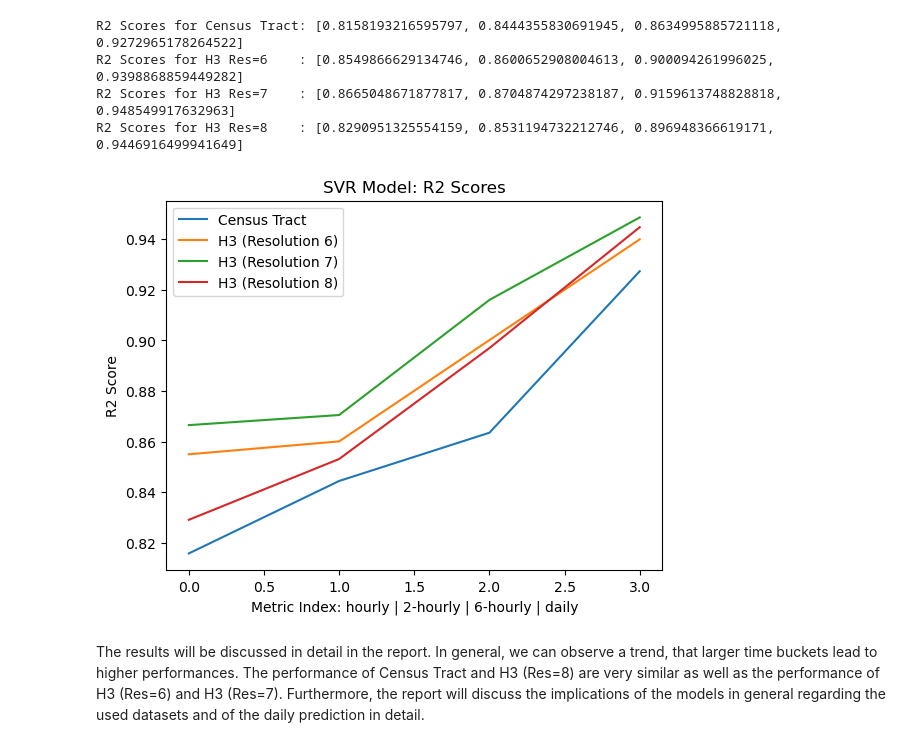
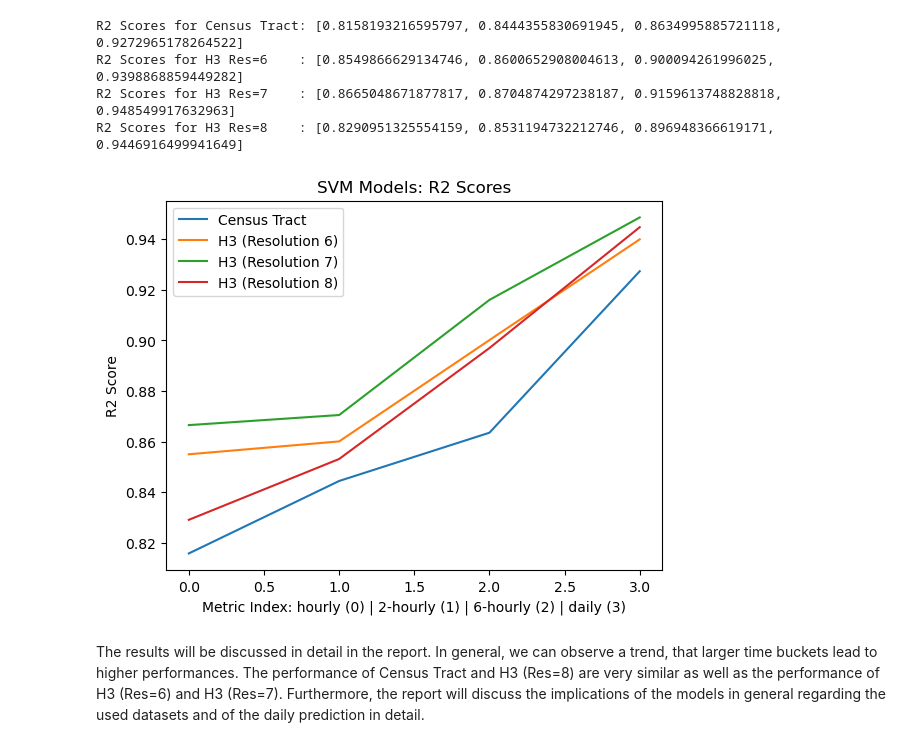
Before and after one commit to mschwa1010/3A_2023, a Jupyter notebook: 04_Predictive_Analytics.ipynb, the cells around one changed output. Cells and saved outputs as stored; diff of their text form; code cells hidden in the pictures.

```diff
--- a/04_Predictive_Analytics.ipynb
+++ b/04_Predictive_Analytics.ipynb
@@ -1743,26 +1743,26 @@ R2 Scores for H3 Res=8    : [0.8290951325554159, 0.8531194732212746, 0.896948366
 # %%
 import matplotlib.pyplot as plt
 
 # Create a figure and axis
 fig, ax = plt.subplots()
 
 # Plot the R2 scores for different models
 ax.plot(svm_metrics_ct, label='Census Tract')
 ax.plot(svm_metrics_h3_6, label='H3 (Resolution 6)')
 ax.plot(svm_metrics_h3_7, label='H3 (Resolution 7)')
 ax.plot(svm_metrics_h3_8, label='H3 (Resolution 8)')
 
 # Set labels and title
-ax.set_xlabel('Metric Index: hourly | 2-hourly | 6-hourly | daily')
+ax.set_xlabel('Metric Index: hourly (0) | 2-hourly (1) | 6-hourly (2) | daily (3)')
 ax.set_ylabel('R2 Score')
-ax.set_title('SVR Model: R2 Scores')
+ax.set_title('SVM Models: R2 Scores')
 ax.legend()
 
 # Show the plot
 plt.show()
 fig.savefig('data/04_prediction_svm_metrics.png')
 # %% [output]
-[figure, old version]
+[figure, new version]
 # %% [markdown]
 The results will be discussed in detail in the report. In general, we can observe a trend, that larger time buckets lead to higher performances. The performance of Census Tract and H3 (Res=8) are very similar as well as the performance of H3 (Res=6) and H3 (Res=7). Furthermore, the report will discuss the implications of the models in general regarding the used datasets and of the daily prediction in detail.
 # %% [markdown]
```
Also changed, not shown: parts of 52 cells of this notebook, 2 other files.
